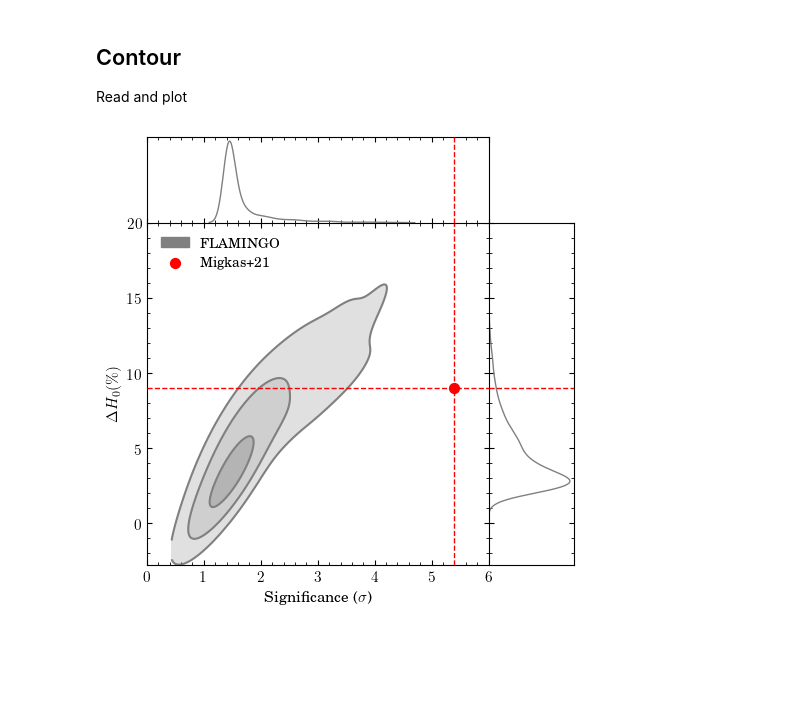
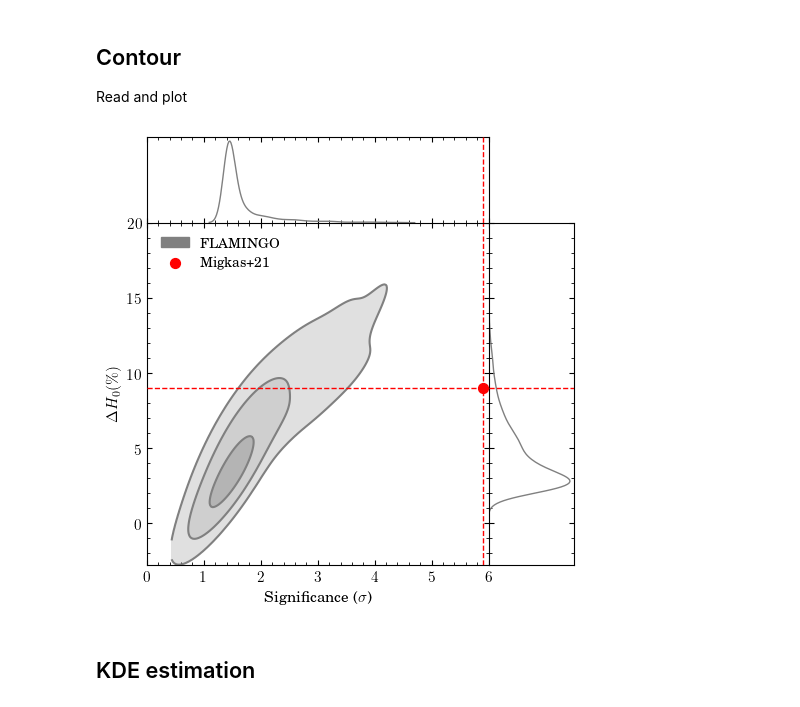
Before and after one commit to YujieH3/anisotropy-flamingo, a Jupyter notebook: analyse/discuss_scatter_h0mcmc_joint.ipynb, the cells around one changed output. Saved outputs shown, nothing was run; the diff lists cells and outputs as text; code cells hidden in the pictures; blank space fills up the shorter version.

```diff
--- a/analyse/discuss_scatter_h0mcmc_joint.ipynb
+++ b/analyse/discuss_scatter_h0mcmc_joint.ipynb
@@ -129,7 +129,7 @@ g.plot_marginals(sns.kdeplot,
                 )
 
 # M21 results
-x_point = 5.4
+x_point = 5.9
 y_point = 9.0
 g.refline(x=x_point, y=y_point, linestyle='--', color='r', zorder=3)
 line0 = g.ax_joint.scatter(x_point, y_point, marker='o', color='r', s=50, linewidths=1 ,label='Migkas+21', zorder=10)
@@ -141,31 +141,33 @@ line0 = g.ax_joint.scatter(x_point, y_point, marker='o', color='r', s=50, linewi
 # line1 = g.ax_joint.scatter(x_point, y_point, marker='o', color='r', s=50, linewidths=1 ,label='$Y_\\mathrm{{SZ}}-T$', zorder=10)
 # #g.ax_joint.axhspan(ymin=14.0-3.4, ymax=14.0+3.4, color='tab:orange', alpha=0.2, zorder=0)
 
 # Also add the box for the marginal plots
 g.ax_marg_x.spines['top'].set_visible(True)
 g.ax_marg_x.spines['right'].set_visible(True)
 g.ax_marg_x.spines['left'].set_visible(True)
 g.ax_marg_x.spines['bottom'].set_visible(True)
 
 g.ax_marg_y.spines['top'].set_visible(True)
 g.ax_marg_y.spines['right'].set_visible(True)
 g.ax_marg_y.spines['left'].set_visible(True)
 g.ax_marg_y.spines['bottom'].set_visible(True)
 
 # matplotlib doesn't detect the contour correctly, adding it manually
 import matplotlib.patches as mpatches
 contour = mpatches.Patch(color=contour_color, label='FLAMINGO')
 
 # Fix the legend
 g.ax_joint.legend(handles=[contour, line0], loc='upper left', fontsize=10)
 
 # Set x, ylabel
 g.ax_joint.set_ylabel('$\Delta H_0 (\%)$')
 g.ax_joint.set_xlabel('Significance ($\sigma$)')
 
 # plt.savefig('./to_paper/h0mc_hist_joint.pdf', bbox_inches='tight')
 
 # Show the plot
 plt.show()
 # %% [output]
-[figure, old version]
+[figure, new version]
+# %% [markdown]
+## KDE estimation
```
Also changed, not shown: parts of 3 cells of this notebook, 16 other files.
